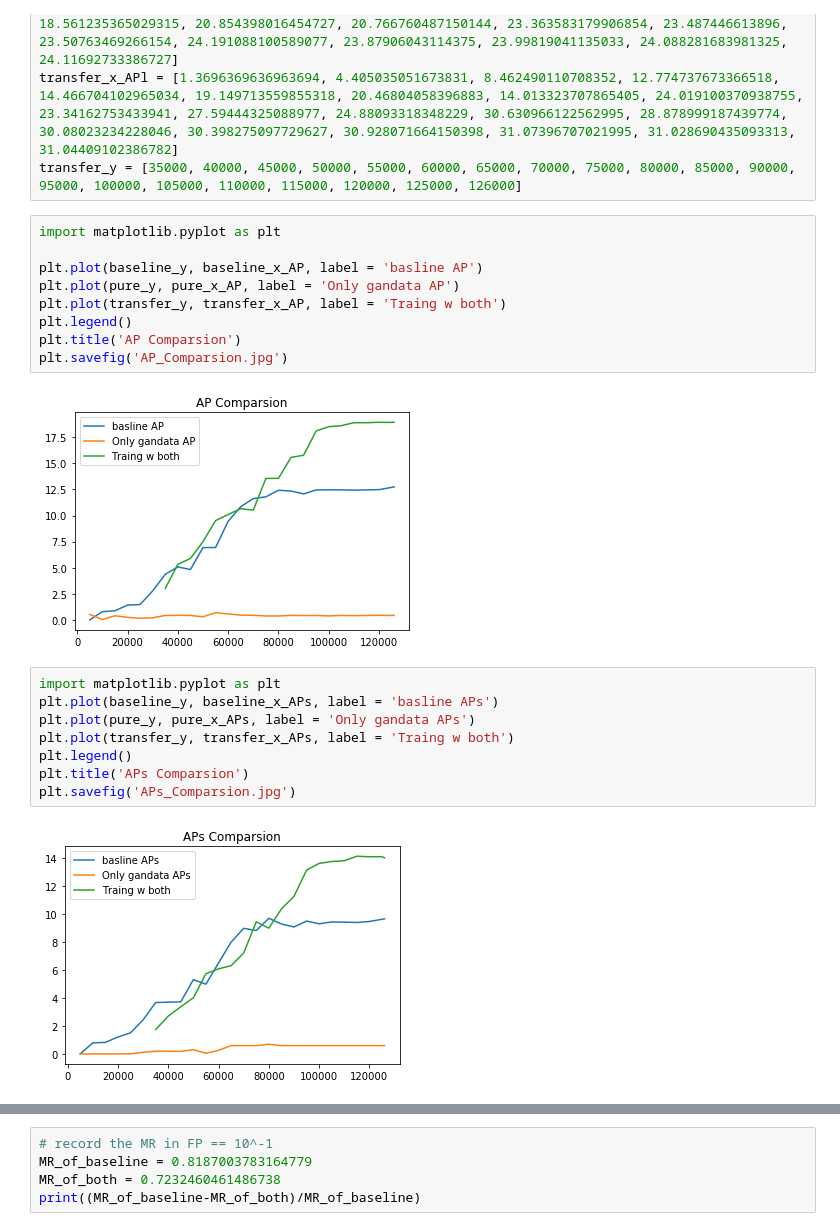
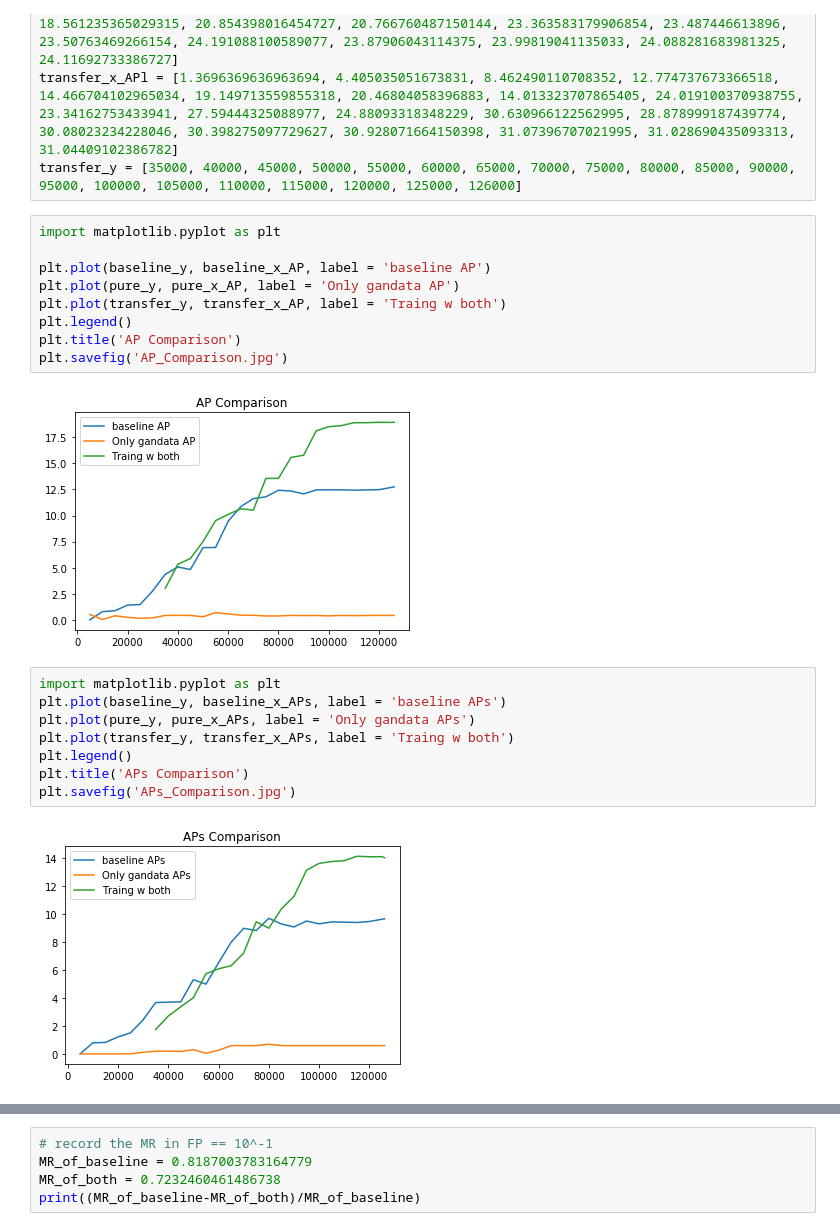
Before and after one commit to tony92151/pedestrian_generator, a Jupyter notebook: Detectron2/PlotAP.ipynb, the cells around one changed output, grey strips where cells are left out. Saved outputs shown, nothing was run; the diff lists cells and outputs as text.

```diff
--- a/Detectron2/PlotAP.ipynb
+++ b/Detectron2/PlotAP.ipynb
@@ -19,22 +19,22 @@ transfer_y = [35000, 40000, 45000, 50000, 55000, 60000, 65000, 70000, 75000, 800
 # %%
 import matplotlib.pyplot as plt
 
-plt.plot(baseline_y, baseline_x_AP, label = 'basline AP')
+plt.plot(baseline_y, baseline_x_AP, label = 'baseline AP')
 plt.plot(pure_y, pure_x_AP, label = 'Only gandata AP')
 plt.plot(transfer_y, transfer_x_AP, label = 'Traing w both')
 plt.legend()
-plt.title('AP Comparsion')
-plt.savefig('AP_Comparsion.jpg')
+plt.title('AP Comparison')
+plt.savefig('AP_Comparison.jpg')
 # %% [output]
-[figure, old version]
+[figure, new version]
 # %%
 import matplotlib.pyplot as plt
-plt.plot(baseline_y, baseline_x_APs, label = 'basline APs')
+plt.plot(baseline_y, baseline_x_APs, label = 'baseline APs')
 plt.plot(pure_y, pure_x_APs, label = 'Only gandata APs')
 plt.plot(transfer_y, transfer_x_APs, label = 'Traing w both')
 plt.legend()
-plt.title('APs Comparsion')
-plt.savefig('APs_Comparsion.jpg')
+plt.title('APs Comparison')
+plt.savefig('APs_Comparison.jpg')
 # %% [output]
-[figure, old version]
+[figure, new version]
 # %%
```
Also changed, not shown: parts of 2 cells of this notebook.
